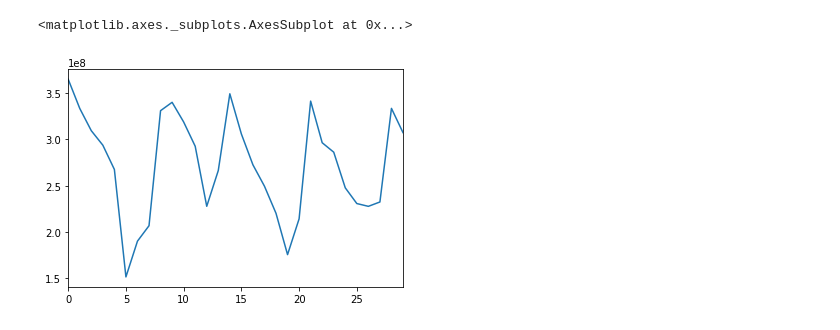
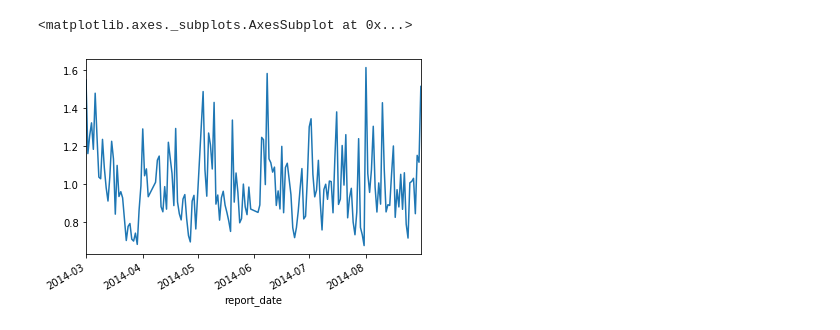
Before and after one commit to johngolt/golt, a Jupyter notebook: PycharmProjects/Work/建模案例/资金流入流出/Untitled2.ipynb, the cells around one changed output. Cells and saved outputs as stored; diff of their text form; code cells hidden in the pictures.

```diff
--- a/PycharmProjects/Work/建模案例/资金流入流出/Untitled2.ipynb
+++ b/PycharmProjects/Work/建模案例/资金流入流出/Untitled2.ipynb
@@ -57,5 +98,17 @@ result2.to_csv('result_money.csv',index=False)
+# %%
+temp = traindata.groupby('month')['purchase'].mean()
+temp.name='pur_mean'
+traindata = pd.merge(traindata,temp,left_on='month',right_index=True)
+# %%
+traindata['purchase'] = traindata['purchase']/traindata['pur_mean']
+# %%
+temp1 = traindata.groupby('weekday')['purchase'].mean()
+temp1.name = 'pur_week'
+traindata = pd.merge(traindata,temp1,left_on='weekday',right_index=True)
+# %%
+traindata['purchase'] = traindata['purchase']/traindata['pur_week']
 # %%
-result2['purchase'].plot()
+traindata['purchase'].plot()
 # %% [output]
 <matplotlib.axes._subplots.AxesSubplot at 0x...>
-[figure, old version]
+[figure, new version]
```
Also changed, not shown: parts of 37 cells of this notebook, 19 other files.
